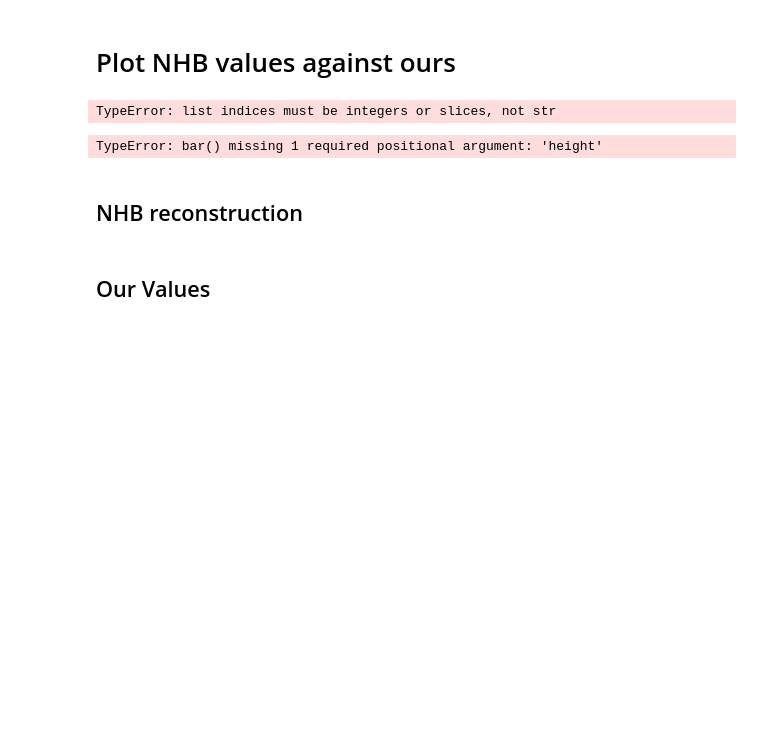
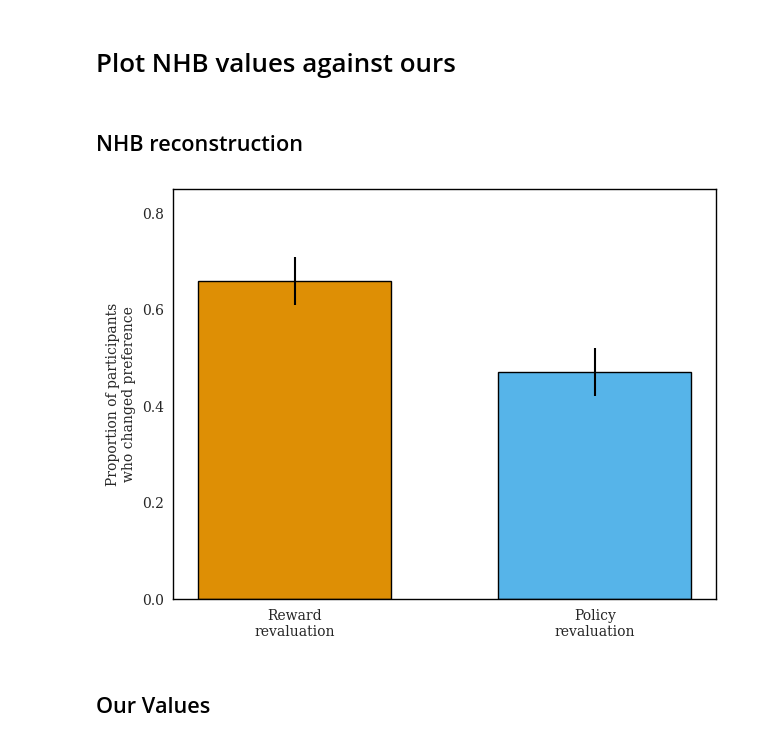
Before and after one commit to ArminBaz/SR-IS, a Jupyter notebook: src/policy_reval_nhb.ipynb, the cells around one changed output. Saved outputs shown, nothing was run; the diff lists cells and outputs as text; code cells hidden in the pictures; blank space fills up the shorter version.

```diff
--- a/src/policy_reval_nhb.ipynb
+++ b/src/policy_reval_nhb.ipynb
@@ -295,19 +295,20 @@ def create_bar_plot(means, colors, ylabel, xlabels, std=None, title=None, save_p
     plt.rcParams['font.family'] = 'serif'
 
     # Create the plot
-    fig, ax = plt.subplots(figsize=(10, 6))
+    fig, ax = plt.subplots()
+    x = np.arange(len(means)) * 0.7
 
     # Plot the bars with black edge color
-    bars = ax.bar(range(len(means)), means, color=color_list, edgecolor='black', linewidth=1)
+    bars = ax.bar(x, means, color=color_list, edgecolor='black', linewidth=1, width=0.45)
 
     # Add error bars if std is provided
     if std is not None:
-        ax.errorbar(range(len(means)), means, yerr=std, fmt='none', color='black', capsize=0)
+        ax.errorbar(x, means, yerr=std, fmt='none', color='black', capsize=0)
 
     # Customize the plot
-    ax.set_ylabel(ylabel, fontsize=12)
-    ax.set_title(title, fontsize=14) if title else None
-    ax.set_xticks(range(len(xlabels)))
+    ax.set_ylabel(ylabel)
+    ax.set_title(title) if title else None
+    ax.set_xticks(x)
     ax.set_xticklabels(xlabels, rotation=0, ha='center')
 
     # Set y-axis limits and ticks
@@ -335,35 +336,3 @@ def create_bar_plot(means, colors, ylabel, xlabels, std=None, title=None, save_p
 
     # Show the plot
     plt.show()
-
-# Prepare the data
-means = [0.66, 0.47, 0.50, 0.09]
-std = [0.05, 0.05, 0.05, 0.02]
-xlabels = ['Reward\nrevaluation', 'Transition\nrevaluation', 'Policy\nrevaluation', 'Control']
-colors = [0, 1, 2, 3]
-ylabel = 'Proportion of participants\nwho changed preference'
-title = 'Comparison of Revaluation Methods'
-
-# Call the function
-create_bar_plot(means, colors, ylabel, xlabels, std=std)
-# %% [output]
-TypeError: list indices must be integers or slices, not str
-# %%
-# Prepare the data
-means = [0.66, 0.47, 0.50, 0.09]
-std = [0.05, 0.05, 0.05, 0.02]
-xlabels = ['Reward\nrevaluation', 'Transition\nrevaluation', 'Policy\nrevaluation', 'Control']
-colors = [0, 1, 2, 3]
-ylabel = 'Proportion of participants\nwho changed preference'
-title = 'Comparison of Revaluation Methods'
-
-# Call the function
-create_bar_plot(means, colors, ylabel, xlabels, std=std)
-
-# Additional customization to match the image more closely
-plt.ylim(0, 0.8)  # Set y-axis limit to match the image
-plt.yticks(np.arange(0, 0.9, 0.2))  # Set y-axis ticks to match the image
-plt.tight_layout()
-plt.show()
-# %% [output]
-TypeError: bar() missing 1 required positional argument: 'height'
@@ -378,2 +341,14 @@ nhb_stds = []
+# %%
+save_path = save_dir + "NHB_data.png"
+nhb_means = [0.66, 0.47]
+nhb_stds = [0.05, 0.05]
+xlabels = ['Reward\nrevaluation', 'Policy\nrevaluation']
+colors = [1, 9]
+ylabel = 'Proportion of participants\nwho changed preference'
+
+# Call the function
+create_bar_plot(nhb_means, colors, ylabel, xlabels, std=nhb_stds, save_path=save_path)
+# %% [output]
+[figure, added]
 # %% [markdown]
 ## Our Values
```
Also changed, not shown: parts of 7 cells of this notebook.
